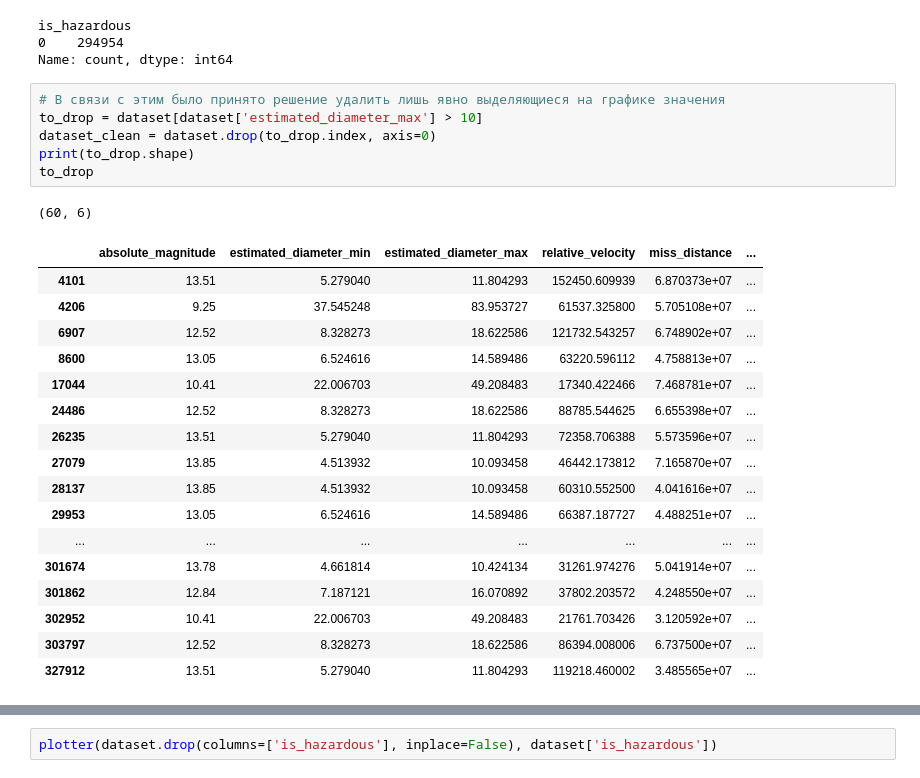
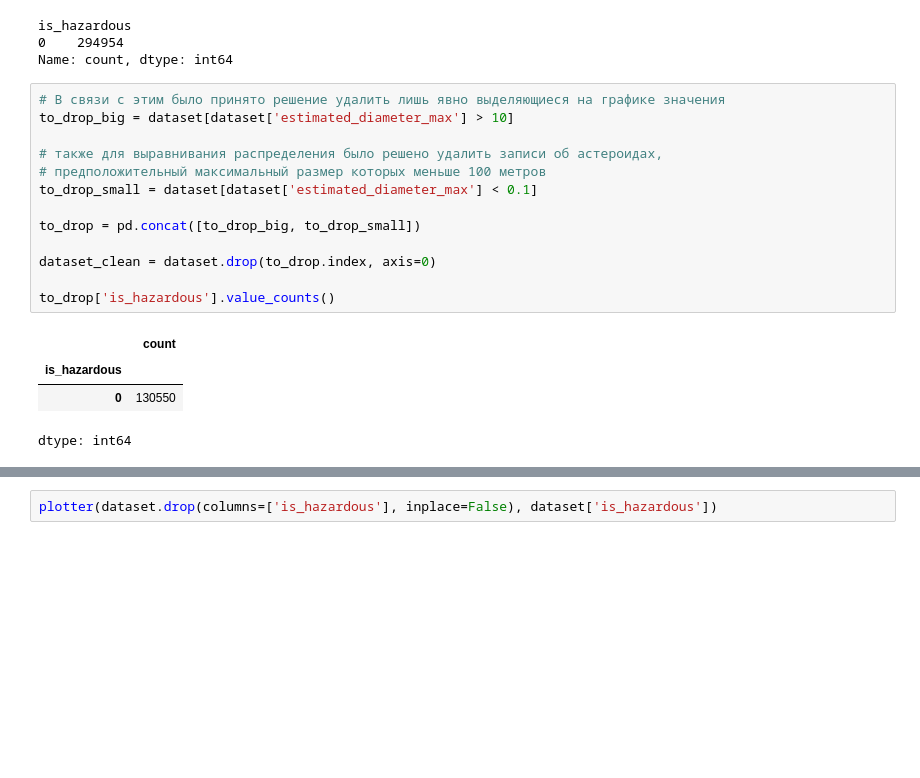
Before and after one commit to EkaterinaRyu/NEO_classifier, a Jupyter notebook: NEO_classifier_streamlit/colab_analysis/NEO_classification.ipynb, the cells around one changed output, grey strips where cells are left out. Cells and saved outputs as stored; diff of their text form; blank space fills up the shorter version.

```diff
--- a/NEO_classifier_streamlit/colab_analysis/NEO_classification.ipynb
+++ b/NEO_classifier_streamlit/colab_analysis/NEO_classification.ipynb
@@ -257,29 +257,22 @@ is_hazardous
 Name: count, dtype: int64
 # %%
 # В связи с этим было принято решение удалить лишь явно выделяющиеся на графике значения
-to_drop = dataset[dataset['estimated_diameter_max'] > 10]
+to_drop_big = dataset[dataset['estimated_diameter_max'] > 10]
+
+# также для выравнивания распределения было решено удалить записи об астероидах,
+# предположительный максимальный размер которых меньше 100 метров
+to_drop_small = dataset[dataset['estimated_diameter_max'] < 0.1]
+
+to_drop = pd.concat([to_drop_big, to_drop_small])
+
 dataset_clean = dataset.drop(to_drop.index, axis=0)
-print(to_drop.shape)
-to_drop
+
+to_drop['is_hazardous'].value_counts()
 # %% [output]
+|  | count |
+| is_hazardous |  |
+| 0 | 130550 |
-(60, 6)
+dtype: int64
-|  | absolute_magnitude | estimated_diameter_min | estimated_diameter_max | relative_velocity | miss_distance | ... |
-| 4101 | 13.51 | 5.279040 | 11.804293 | 152450.609939 | 6.870373e+07 | ... |
-| 4206 | 9.25 | 37.545248 | 83.953727 | 61537.325800 | 5.705108e+07 | ... |
-| 6907 | 12.52 | 8.328273 | 18.622586 | 121732.543257 | 6.748902e+07 | ... |
-| 8600 | 13.05 | 6.524616 | 14.589486 | 63220.596112 | 4.758813e+07 | ... |
-| 17044 | 10.41 | 22.006703 | 49.208483 | 17340.422466 | 7.468781e+07 | ... |
-| 24486 | 12.52 | 8.328273 | 18.622586 | 88785.544625 | 6.655398e+07 | ... |
-| 26235 | 13.51 | 5.279040 | 11.804293 | 72358.706388 | 5.573596e+07 | ... |
-| 27079 | 13.85 | 4.513932 | 10.093458 | 46442.173812 | 7.165870e+07 | ... |
-| 28137 | 13.85 | 4.513932 | 10.093458 | 60310.552500 | 4.041616e+07 | ... |
-| 29953 | 13.05 | 6.524616 | 14.589486 | 66387.187727 | 4.488251e+07 | ... |
-| ... | ... | ... | ... | ... | ... | ... |
-| 301674 | 13.78 | 4.661814 | 10.424134 | 31261.974276 | 5.041914e+07 | ... |
-| 301862 | 12.84 | 7.187121 | 16.070892 | 37802.203572 | 4.248550e+07 | ... |
-| 302952 | 10.41 | 22.006703 | 49.208483 | 21761.703426 | 3.120592e+07 | ... |
-| 303797 | 12.52 | 8.328273 | 18.622586 | 86394.008006 | 6.737500e+07 | ... |
-| 327912 | 13.51 | 5.279040 | 11.804293 | 119218.460002 | 3.485565e+07 | ... |
 # %%
 box_plotter(dataset_clean.drop(columns=['is_hazardous'], inplace=False), dataset_clean['is_hazardous'])
 # %% [output]
```
Also changed, not shown: parts of 8 cells of this notebook.
